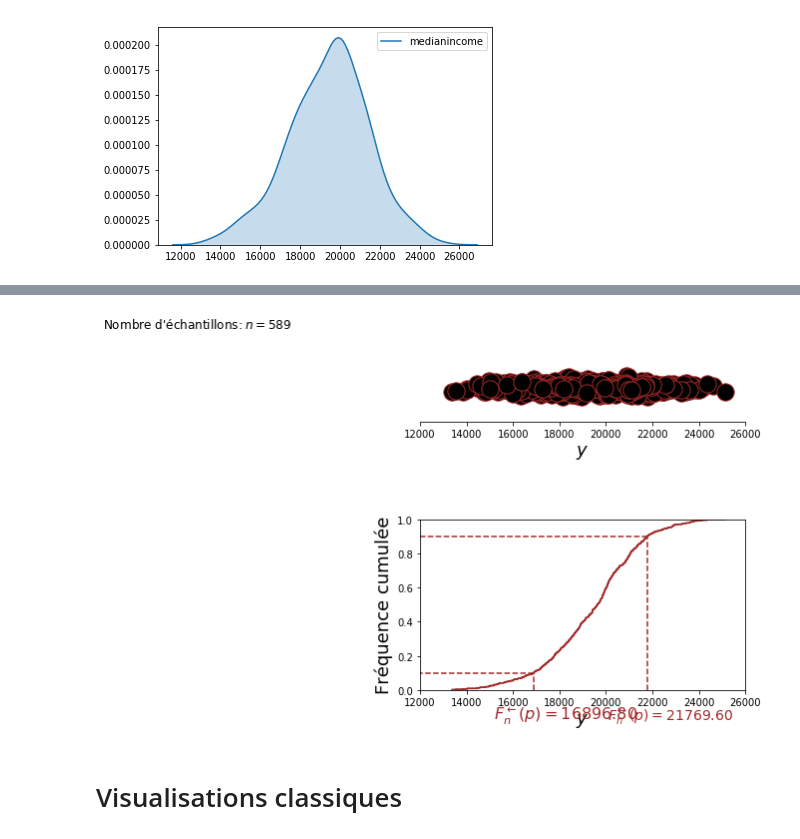
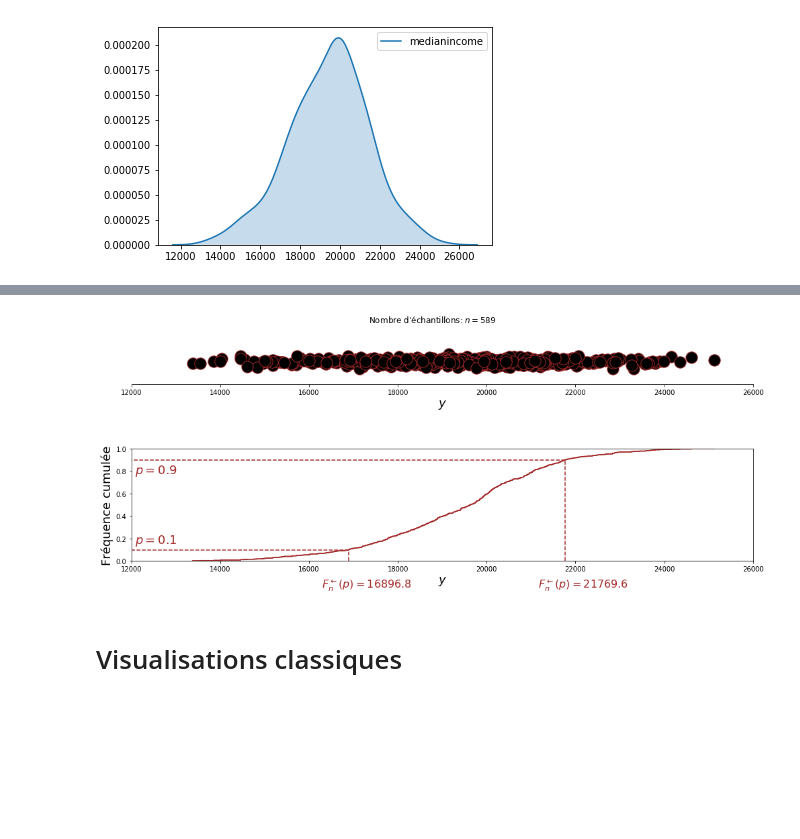
Before and after one commit to josephsalmon/agramfort.github.io, a Jupyter notebook: content/enseignement/Montpellier/HLMA310/belgianmunicipalities.ipynb, the cells around one changed output, grey strips where cells are left out. Saved outputs shown, nothing was run; the diff lists cells and outputs as text; code cells hidden in the pictures; blank space fills up the shorter version.

```diff
--- a/content/enseignement/Montpellier/HLMA310/belgianmunicipalities.ipynb
+++ b/content/enseignement/Montpellier/HLMA310/belgianmunicipalities.ipynb
@@ -37,6 +35,7 @@ import seaborn as sns
 import pandas as pd
 dirname = "../prebuiltimages/"
 imageformat = ".pdf"
+saving = False
 def my_saving_display(fig, dirname, filename, imageformat,saving=False):
     """"Saving with personal function."""
     if saving is True:
@@ -380,38 +383,30 @@ my_saving_display(fig1, dirname, "Gammaecdf", imageformat)
 # %%
-fig1 = plt.figure(figsize=(16, 6))
+fig3, (ax1, ax2) = plt.subplots(2, 1,figsize=(14, 6))
 plt.subplots_adjust(hspace=0.3)
-ax = fig1.add_subplot(211)
-ax.set_ylim(yrange_lim_up)
-ax.set_xlim(xrange_lim)
-ax.get_xaxis().tick_bottom()
-ax.axes.get_yaxis().set_visible(False)
-ax.spines['right'].set_color('none')
-ax.spines['top'].set_color('none')
-ax.spines['bottom'].set_position(('data', 0.5))
-ax.spines['left'].set_color('none')
+ax1.set_ylim(yrange_lim_up)
+ax1.set_xlim(xrange_lim)
+ax1.get_xaxis().tick_bottom()
+ax1.axes.get_yaxis().set_visible(False)
+ax1.spines['right'].set_color('none')
+ax1.spines['top'].set_color('none')
+ax1.spines['bottom'].set_position(('data', 0.5))
+ax1.spines['left'].set_color('none')
 
-ax.scatter(X, y, c='black', s=300, marker='o', edgecolors=brown, lw='1')
-plt.xlabel(r'$y$', fontsize=18)
+ax1.scatter(X, y, c='black', s=300, marker='o', edgecolors=brown, lw='1')
+
+ax1.set_xlabel(r'$y$', fontsize=18)
 plt.suptitle(r"Nombre d'échantillons: " + "$n={0}$".format(nb_samples),
              multialignment='center')
 
-ax2 = fig1.add_subplot(212)
 ax2.set_xlim(xrange_lim)
 ax2.set_ylim(yrange_lim_down)
-plt.step(sorted_data, np.arange(sorted_data.size, dtype='float') / nb_samples,
+ax2.step(sorted_data, np.arange(sorted_data.size, dtype='float') / nb_samples,
          color=brown)
-plt.ylabel(r'$Fréquence cumulée$', fontsize=18)
-plt.xlabel(r'$y$', fontsize=18)
+ax2.set_ylabel(r'Fréquence cumulée', fontsize=18)
+ax2.set_xlabel(r'$y$', fontsize=18)
 
-plt.xlabel(r'$y$', fontsize=18)
-plt.suptitle(r"Nombre d'échantillons: " + "$n={0}$".format(nb_samples),
-             multialignment='center')
 
-ax2 = fig1.add_subplot(212)
-ax2.set_xlim(xrange_lim)
-ax2.set_ylim(yrange_lim_down)
-
-###############################################################################
+##############################################################################
 # Quantile function: First value to display
 
 p = 0.1
@@ -419,31 +414,33 @@ q = np.percentile(X, p * 100)
 
 ax2.plot([q, xrange_lim[0]], [p, p], color=brown, lw=1.5, ls="--")
 ax2.plot([q, q], [0, p], color=brown, lw=1.5, ls="--")
-ax2.annotate(r'$p=%.2f$' % p, xy=(0, p), xycoords='data', xytext=(-23, +6),
-             textcoords='offset points', fontsize=14, color=brown)
-ax2.annotate(r'$F_n^\leftarrow(p)=%.2f$' % q, xy=(q, 0), xycoords='data',
-             xytext=(-40, -30), textcoords='offset points', fontsize=16,
+ax2.annotate(r'$F_n^\leftarrow(p)={}$'.format(q), xy=(q, 0), xycoords='data',
+             xytext=(-40, -40), textcoords='offset points', fontsize=16,
              color=brown)
-###############################################################################
-# Quantile function: Second value to display
+ax2.annotate(r'$p={}$'.format(p), xy=(0, p), xycoords='axes fraction', xytext=(5, 10),
+             textcoords='offset points', fontsize=18, color=brown)
+
+
+# ###############################################################################
+# # Quantile function: Second value to display
 
 p = 0.90
 q = np.percentile(X, p * 100)
 
 ax2.plot([q, xrange_lim[0]], [p, p], color=brown, lw=1.5, ls="--")
 ax2.plot([q, q], [0, p], color=brown, lw=1.5, ls="--")
-ax2.annotate(r'$p=%.2f$' % p, xy=(0, p), xycoords='data', xytext=(-23, +6),
-             textcoords='offset points', fontsize=14, color=brown)
-ax2.annotate(r'$F_n^\leftarrow(p)=%.2f$' % q, xy=(q, 0), xycoords='data',
-             xytext=(-40, -30), textcoords='offset points',
-             fontsize=14, color=brown)
+ax2.annotate(r'$F_n^\leftarrow(p)={}$'.format(q), xy=(q, 0), xycoords='data',
+             xytext=(-40, -40), textcoords='offset points', fontsize=16,
+             color=brown)
+ax2.annotate(r'$p={}$'.format(p), xy=(0, p), xycoords='axes fraction', xytext=(5, -20),
+             textcoords='offset points', fontsize=18, color=brown)
 
-plt.step(sorted_data, np.arange(sorted_data.size, dtype='float') / nb_samples,
+ax2.step(sorted_data, np.arange(sorted_data.size, dtype='float') / nb_samples,
          color=brown)
-plt.ylabel(r'Fréquence cumulée', fontsize=18)
-plt.xlabel(r'$y$', fontsize=18)
+ax2.set_ylabel(r'Fréquence cumulée', fontsize=18)
+ax2.set_xlabel(r'$y$', fontsize=18)
 
 plt.tight_layout()
 plt.show()
-my_saving_display(fig1, dirname, "GammaQuantiles", imageformat)
+my_saving_display(fig3, dirname, "GammaQuantiles", imageformat,saving=True)
 # %% [output]
@@ -452,4 +447,4 @@ Adding an axes using the same arguments as a previous axes currently reuses the
-[figure, old version]
+[figure, new version]
 # %% [markdown]
 <a id="visu"> </a>
 # Visualisations classiques
```
Also changed, not shown: parts of 14 cells of this notebook, 26 other files.
